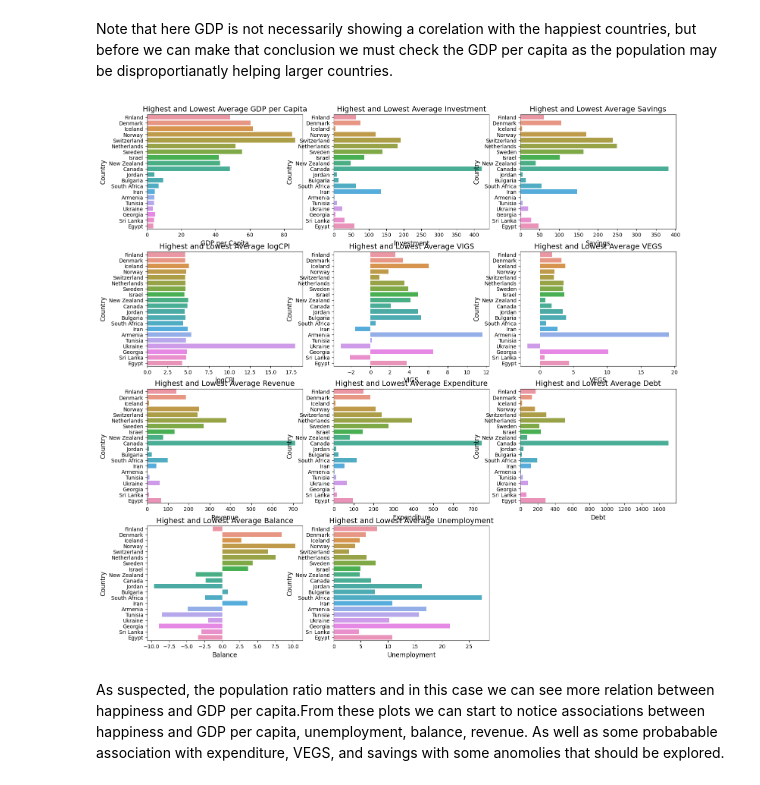
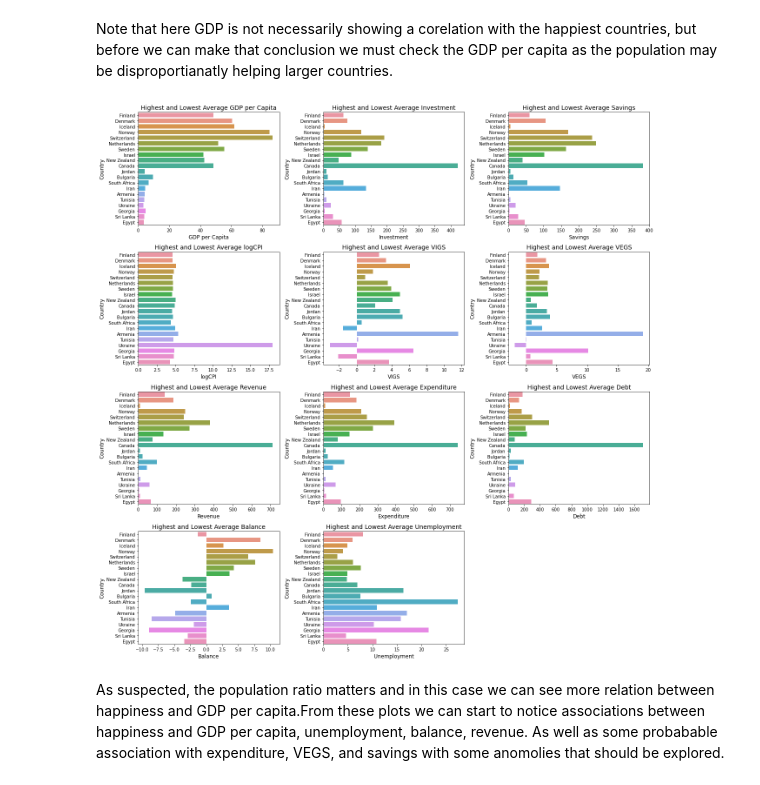
Before and after one commit to cskang3627/happiness, a Jupyter notebook: FinalProjectGroup_Sp23_The_Group.ipynb, the cells around one changed output. Cells and saved outputs as stored; diff of their text form; code cells hidden in the pictures.

```diff
--- a/FinalProjectGroup_Sp23_The_Group.ipynb
+++ b/FinalProjectGroup_Sp23_The_Group.ipynb
@@ -664,34 +666,36 @@ plt.tick_params(axis='both', which='major', labelsize=10)
 plt.subplot(4, 3, 8)
 sns.barplot(x='Expenditure', y='Country', data=data_span_ranked)
 plt.xlabel('Expenditure', fontsize=12);
 plt.ylabel('Country', fontsize=12);
 plt.title('Highest and Lowest Average Expenditure', fontsize=14)
 plt.tick_params(axis='both', which='major', labelsize=10)
 
 plt.subplot(4, 3, 9)
 sns.barplot(x='Debt', y='Country', data=data_span_ranked)
 plt.xlabel('Debt', fontsize=12);
 plt.ylabel('Country', fontsize=12);
 plt.title('Highest and Lowest Average Debt', fontsize=14)
 plt.tick_params(axis='both', which='major', labelsize=10)
 
 plt.subplot(4, 3, 10)
 sns.barplot(x='Balance', y='Country', data=data_span_ranked)
 plt.xlabel('Balance', fontsize=12);
 plt.ylabel('Country', fontsize=12);
 plt.title('Highest and Lowest Average Balance', fontsize=14)
 plt.tick_params(axis='both', which='major', labelsize=10)
 
 plt.subplot(4, 3, 11)
 sns.barplot(x='Unemployment', y='Country', data=data_span_ranked)
 plt.xlabel('Unemployment', fontsize=12);
 plt.ylabel('Country', fontsize=12);
 plt.title('Highest and Lowest Average Unemployment', fontsize=14)
 plt.tick_params(axis='both', which='major', labelsize=10)
 
+plt.tight_layout()
+
 plt.show()
 # %% [output]
-[figure, old version]
+[figure, new version]
 # %% [markdown]
 As suspected, the population ratio matters and in this case we can see more relation between happiness and GDP per capita.From these plots we can start to notice associations between happiness and GDP per capita, unemployment, balance, revenue. As well as some probabable association with expenditure, VEGS, and savings with some anomolies that should be explored.
 # %% [markdown]
```
Also changed, not shown: parts of 22 cells of this notebook.
